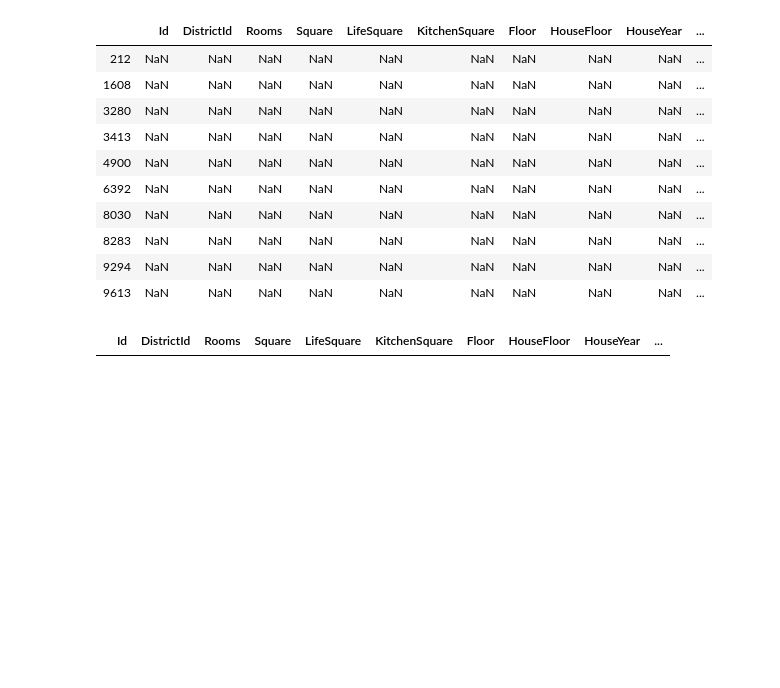
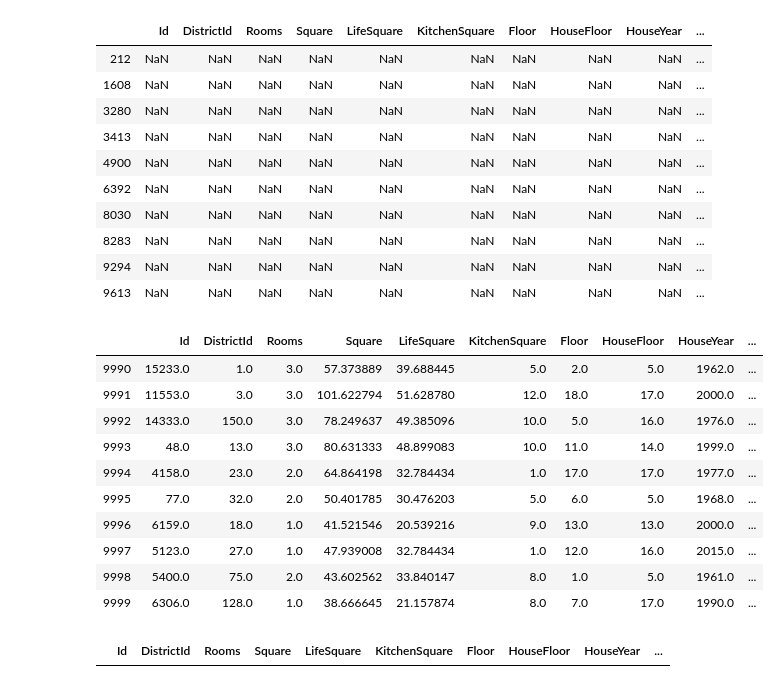
Before and after one commit to comrade747/python, a Jupyter notebook: project_task/ErshovAA_workbook1.ipynb, the cells around one changed output. Cells and saved outputs as stored; diff of their text form; code cells hidden in the pictures; blank space fills up the shorter version.

```diff
--- a/project_task/ErshovAA_workbook1.ipynb
+++ b/project_task/ErshovAA_workbook1.ipynb
@@ -855,7 +855,19 @@ df_ext.loc[(df_ext.Id.isnull() == True)]
 | 9294 | NaN | NaN | NaN | NaN | NaN | NaN | NaN | NaN | NaN | ... |
 | 9613 | NaN | NaN | NaN | NaN | NaN | NaN | NaN | NaN | NaN | ... |
 # %%
-df_ext.loc[(df_ext.Id.isnull() == True)]
+df_ext.loc[(df_ext.component_1.isnull() == True)]
+# %% [output]
+|  | Id | DistrictId | Rooms | Square | LifeSquare | KitchenSquare | Floor | HouseFloor | HouseYear | ... |
+| 9990 | 15233.0 | 1.0 | 3.0 | 57.373889 | 39.688445 | 5.0 | 2.0 | 5.0 | 1962.0 | ... |
+| 9991 | 11553.0 | 3.0 | 3.0 | 101.622794 | 51.628780 | 12.0 | 18.0 | 17.0 | 2000.0 | ... |
+| 9992 | 14333.0 | 150.0 | 3.0 | 78.249637 | 49.385096 | 10.0 | 5.0 | 16.0 | 1976.0 | ... |
+| 9993 | 48.0 | 13.0 | 3.0 | 80.631333 | 48.899083 | 10.0 | 11.0 | 14.0 | 1999.0 | ... |
+| 9994 | 4158.0 | 23.0 | 2.0 | 64.864198 | 32.784434 | 1.0 | 17.0 | 17.0 | 1977.0 | ... |
+| 9995 | 77.0 | 32.0 | 2.0 | 50.401785 | 30.476203 | 5.0 | 6.0 | 5.0 | 1968.0 | ... |
+| 9996 | 6159.0 | 18.0 | 1.0 | 41.521546 | 20.539216 | 9.0 | 13.0 | 13.0 | 2000.0 | ... |
+| 9997 | 5123.0 | 27.0 | 1.0 | 47.939008 | 32.784434 | 1.0 | 12.0 | 16.0 | 2015.0 | ... |
+| 9998 | 5400.0 | 75.0 | 2.0 | 43.602562 | 33.840147 | 8.0 | 1.0 | 5.0 | 1961.0 | ... |
+| 9999 | 6306.0 | 128.0 | 1.0 | 38.666645 | 21.157874 | 8.0 | 7.0 | 17.0 | 1990.0 | ... |
 # %%
 df_ext.to_pickle("./test_ext.pkl")
 # %%
```
